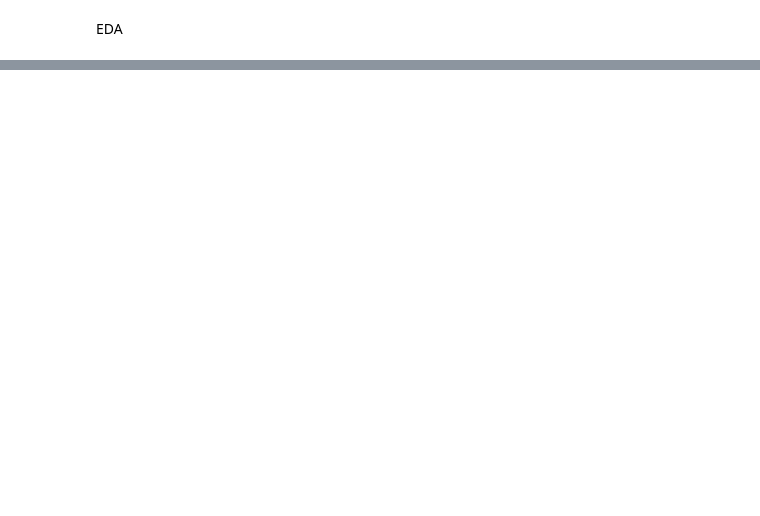
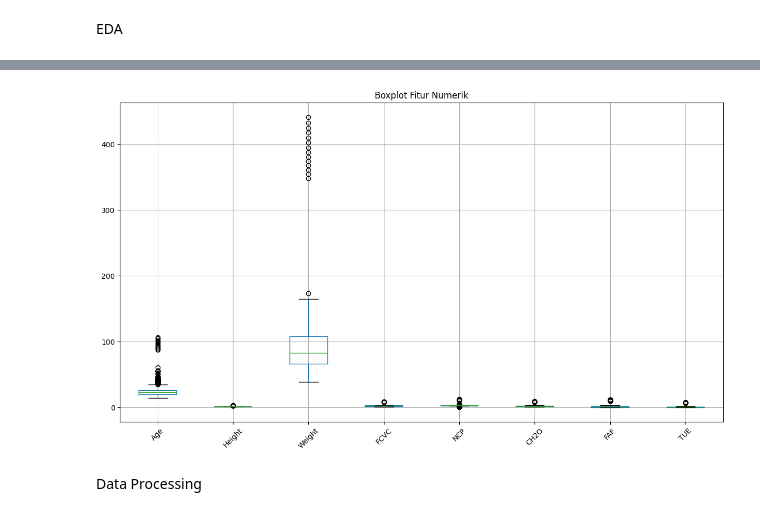
Before and after one commit to setyaardik/capstone_bengkod, a Jupyter notebook: capstone.ipynb, the cells around one changed output, grey strips where cells are left out. Saved outputs shown, nothing was run; the diff lists cells and outputs as text; code cells hidden in the pictures; blank space fills up the shorter version.

```diff
--- a/capstone.ipynb
+++ b/capstone.ipynb
@@ -65,0 +69,10 @@ plt.show()
+# %%
+# Daftar kolom yang seharusnya numerik
+numerik_cols = ['Age', 'Height', 'Weight', 'FCVC', 'NCP', 'CH2O', 'TUE', 'FAF']
+
+# Ubah jadi numerik
+for col in numerik_cols:
+    df[col] = pd.to_numeric(df[col], errors='coerce')
+
+# Cek ulang tipe data
+print(df.dtypes)
@@ -65,0 +98,12 @@ plt.show()
+# %%
+# Boxplot untuk deteksi outlier numerik
+numeric_cols = df.select_dtypes(include=['float64', 'int64']).columns
+plt.figure(figsize=(15, 8))
+df[numeric_cols].boxplot()
+plt.title("Boxplot Fitur Numerik")
+plt.xticks(rotation=45)
+plt.show()
+# %% [output]
+[figure, added]
+# %% [markdown]
+Data Processing
```
Also changed, not shown: parts of 22 cells of this notebook.
